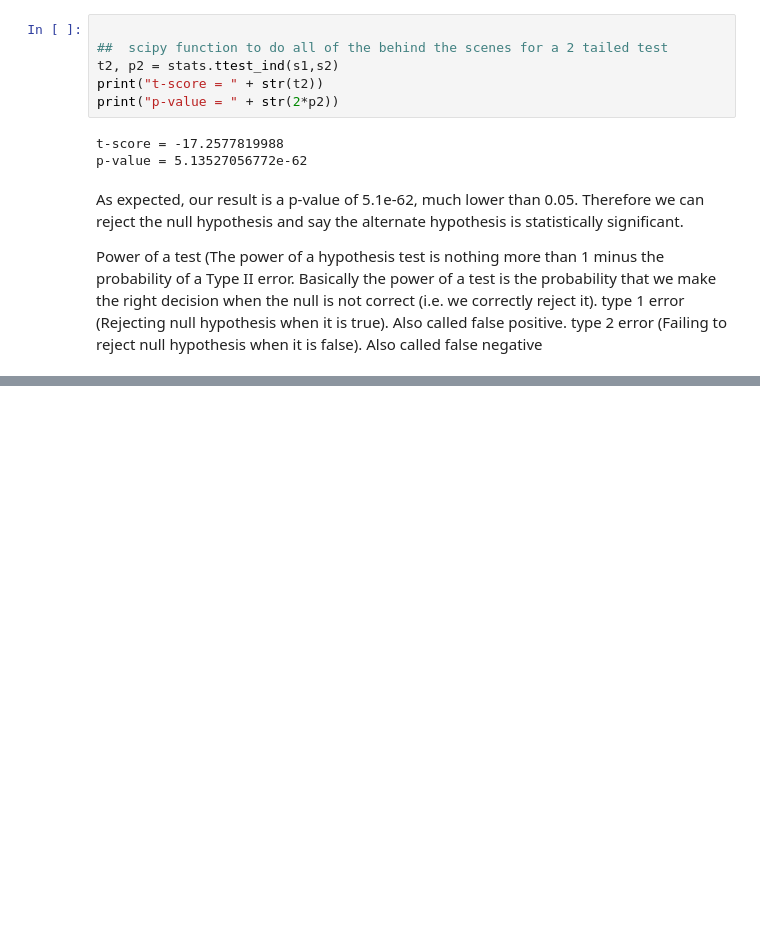
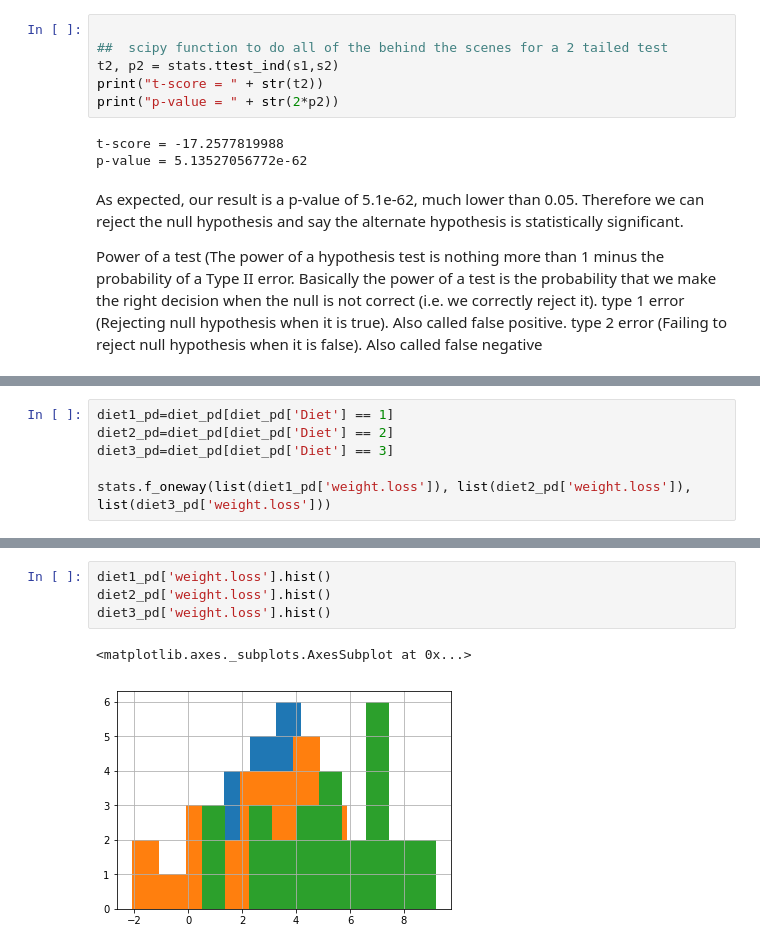
Before and after one commit to DataSciencePros/datascicon.tech, a Jupyter notebook: Statistical Testing.ipynb, the cells around one changed output, grey strips where cells are left out. Cells and saved outputs as stored; diff of their text form; blank space fills up the shorter version.

```diff
--- a/Statistical Testing.ipynb
+++ b/Statistical Testing.ipynb
@@ -179,0 +211,6 @@ Real life example, A/B testing (click rate , ad)
+# %%
+diet1_pd=diet_pd[diet_pd['Diet'] == 1]
+diet2_pd=diet_pd[diet_pd['Diet'] == 2]
+diet3_pd=diet_pd[diet_pd['Diet'] == 3]
+
+stats.f_oneway(list(diet1_pd['weight.loss']), list(diet2_pd['weight.loss']), list(diet3_pd['weight.loss']))
@@ -179,0 +223,7 @@ Real life example, A/B testing (click rate , ad)
+# %%
+diet1_pd['weight.loss'].hist()
+diet2_pd['weight.loss'].hist()
+diet3_pd['weight.loss'].hist()
+# %% [output]
+<matplotlib.axes._subplots.AxesSubplot at 0x...>
+[figure, added]
```
Also changed, not shown: parts of 9 cells of this notebook, 1 other file.
